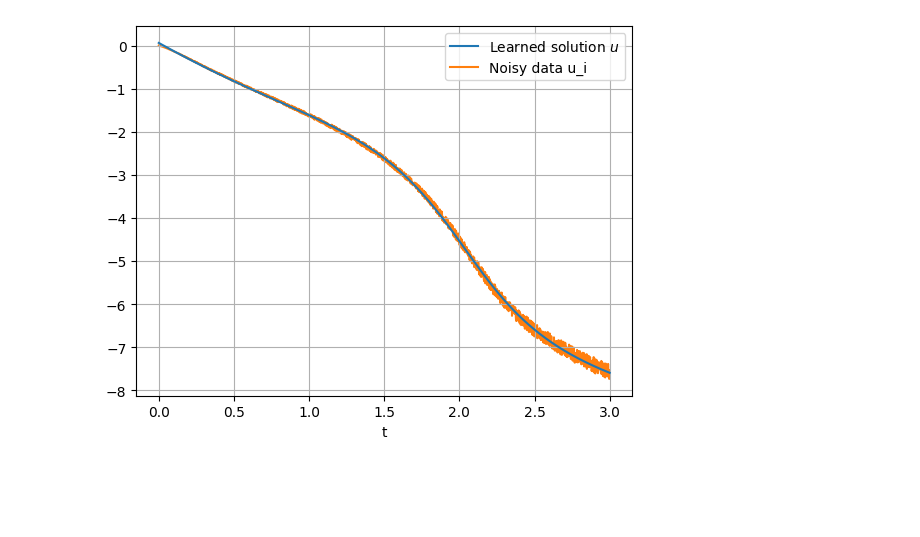
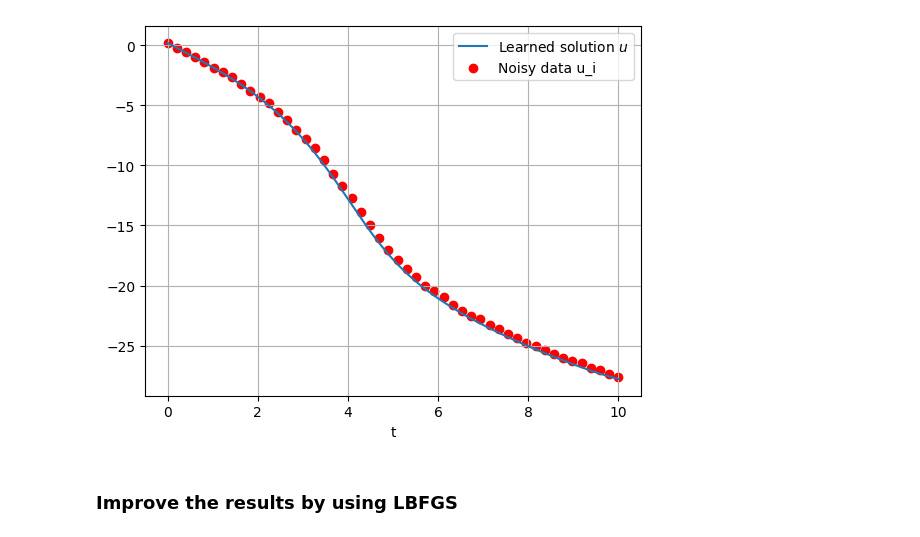
Before and after one commit to TomF98/torchphysics, a Jupyter notebook: examples/Day2/Sol_8b.ipynb, the cells around one changed output. Saved outputs shown, nothing was run; the diff lists cells and outputs as text; code cells hidden in the pictures; blank space fills up the shorter version.

```diff
--- a/examples/Day2/Sol_8b.ipynb
+++ b/examples/Day2/Sol_8b.ipynb
@@ -31,12 +31,9 @@ from matplotlib import pyplot as plt
 # Here all parameters are defined:
 g = 9.81                # Gravity constant
 H = 0                   # Initial height H
-v_0 = -1                # Initial velocity v_0
-t_min, t_max = 0.0, 3.0 # Bounds for time interval
+v_0 = -2                # Initial velocity v_0
+t_min, t_max = 0.0, 10 # Bounds for time interval
 
-# Number of training points
-N_pde = 3000
-
-# Training parameters for ADAM optimizer
-train_iterations = 5000
-learning_rate = 1.e-3
+# The groundtruth D(t) that is to be learned
+def D_groundtruth(t):
+    return 3 * (1.1 + torch.sin(-0.42*t))
@@ -95,0 +55,9 @@ Transfer dataset into TorchPhysics Points
+# %%
+# Here, we load the data. First, we download it from GitHub ...
+!wget https://github.com/TomF98/torchphysics/raw/Berlin-Workshop/examples/SolutionData/Ex_8b/parachute_t_data.pt
+!wget https://github.com/TomF98/torchphysics/raw/Berlin-Workshop/examples/SolutionData/Ex_8b/parachute_u_data.pt
+
+# ... then we read it with PyTorch. 't_data' contains points t_i and
+#                                   'u_data' the coressponding height u_i.
+t_data = torch.load('parachute_t_data.pt')
+u_data = torch.load('parachute_u_data.pt')
@@ -195,10 +183,12 @@ plt.show()
 # %%
 # Plot learned solution u(t)
 plot_domain = tp.domains.Interval(T, t_min, t_max)
 plot_sampler = tp.samplers.PlotSampler(plot_domain, 1000)
 fig = tp.utils.plot(model_u, lambda u: u, plot_sampler, label=r'Learned solution $u$')
-plt.plot(torch.linspace(t_min, t_max, 2000), u_data, zorder=1, label='Noisy data u_i')
+plt.scatter(torch.linspace(t_min, t_max, len(u_data)), u_data, zorder=1, label='Noisy data u_i', c='r')
 plt.legend()
 plt.show()
 # %% [output]
-[figure, old version]
+[figure, new version]
+# %% [markdown]
+### Improve the results by using LBFGS
```
Also changed, not shown: parts of 24 cells of this notebook, 1 other file.
